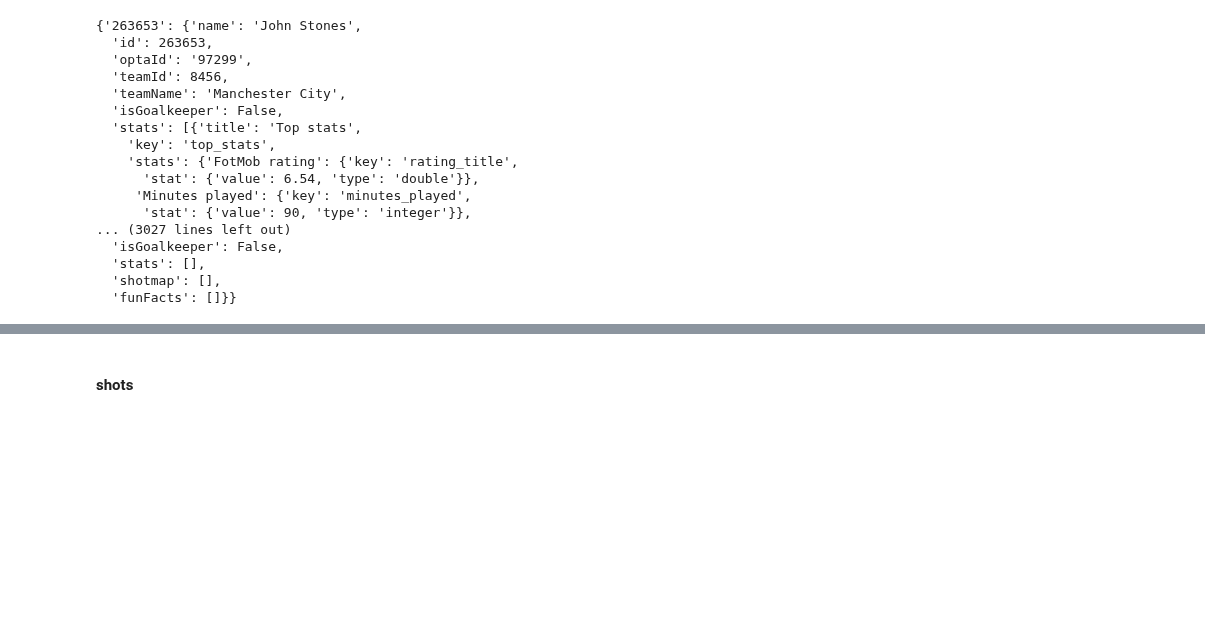
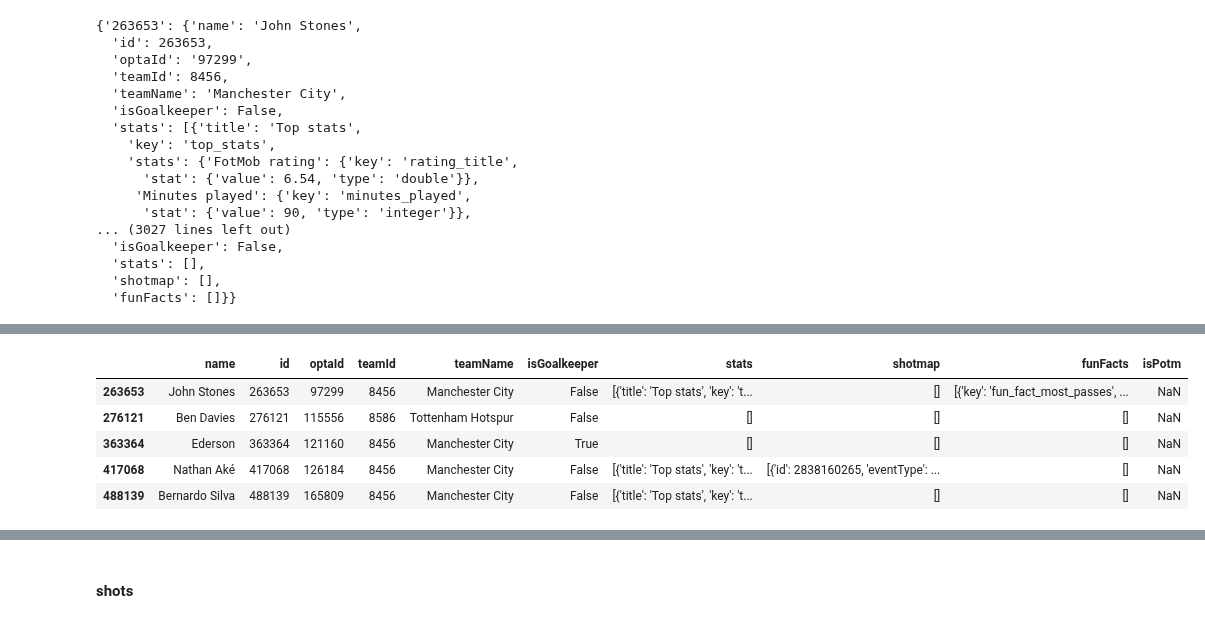
Before and after one commit to axelbol/championship-data, a Jupyter notebook: data.ipynb, the cells around one changed output, grey strips where cells are left out. Saved outputs shown, nothing was run; the diff lists cells and outputs as text; code cells hidden in the pictures; blank space fills up the shorter version.

```diff
--- a/data.ipynb
+++ b/data.ipynb
@@ -418,3 +418,6 @@ json_fotmob['props']['pageProps']['content']['playerStats']
   'stats': [],
   'shotmap': [],
   'funFacts': []}}
+# %%
+df_players = pd.DataFrame(json_fotmob['props']['pageProps']['content']['playerStats'])
+df_players
@@ -420,0 +437,10 @@ json_fotmob['props']['pageProps']['content']['playerStats']
+# %%
+df_players_T = df_players.T
+df_players_T.head()
+# %% [output]
+|  | name | id | optaId | teamId | teamName | isGoalkeeper | stats | shotmap | funFacts | isPotm |
+| 263653 | John Stones | 263653 | 97299 | 8456 | Manchester City | False | [{'title': 'Top stats', 'key': 't... | [] | [{'key': 'fun_fact_most_passes', ... | NaN |
+| 276121 | Ben Davies | 276121 | 115556 | 8586 | Tottenham Hotspur | False | [] | [] | [] | NaN |
+| 363364 | Ederson | 363364 | 121160 | 8456 | Manchester City | True | [] | [] | [] | NaN |
+| 417068 | Nathan Aké | 417068 | 126184 | 8456 | Manchester City | False | [{'title': 'Top stats', 'key': 't... | [{'id': 2838160265, 'eventType': ... | [] | NaN |
+| 488139 | Bernardo Silva | 488139 | 165809 | 8456 | Manchester City | False | [{'title': 'Top stats', 'key': 't... | [] | [] | NaN |
```
Also changed, not shown: parts of 5 cells of this notebook, 1 other file.
